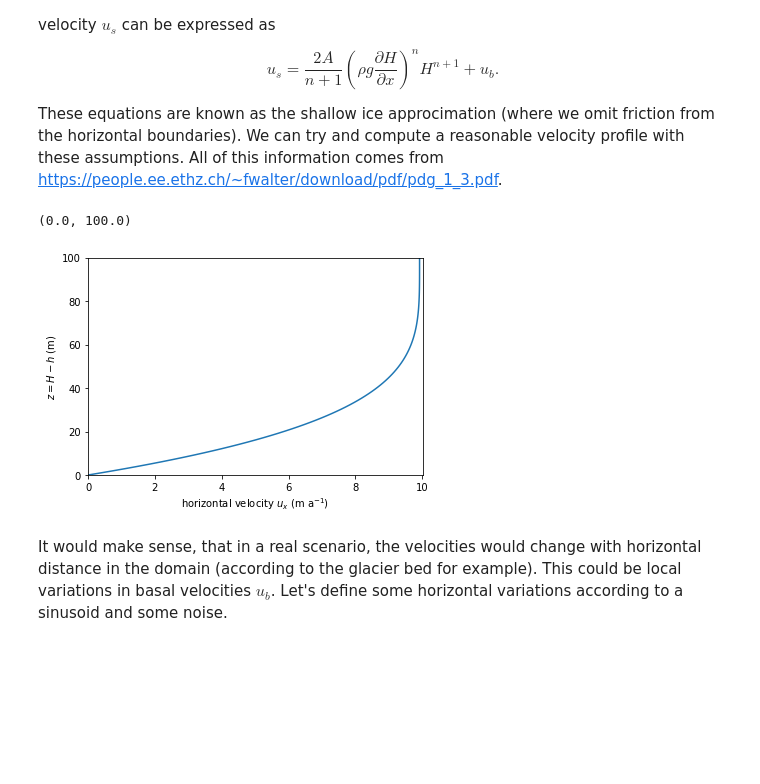
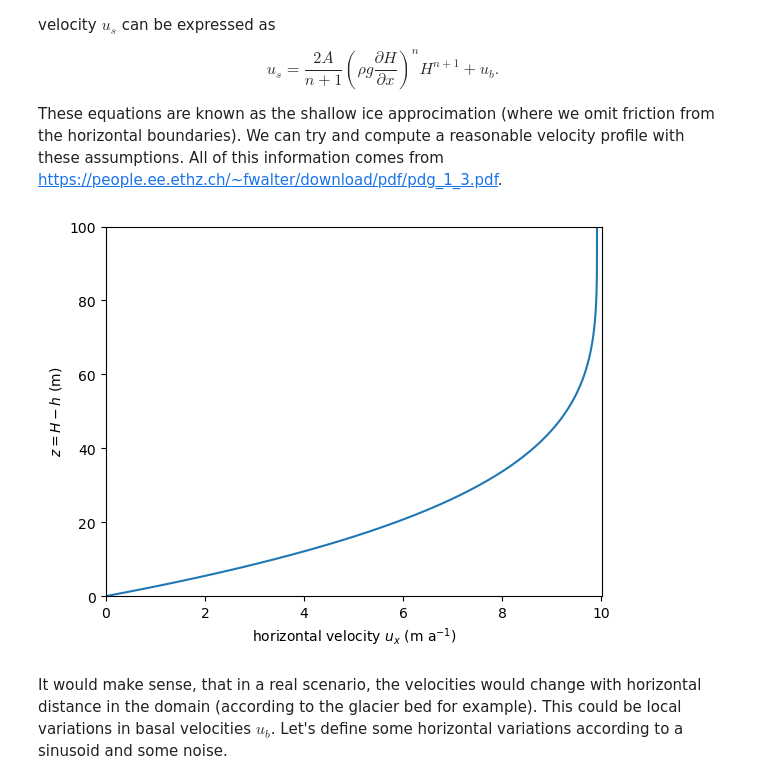
Before and after one commit to aleximorin/lcc, a Jupyter notebook: Propagating diffractors.ipynb, the cells around one changed output. Cells and saved outputs as stored; diff of their text form; code cells hidden in the pictures; blank space fills up the shorter version.

```diff
--- a/Propagating diffractors.ipynb
+++ b/Propagating diffractors.ipynb
@@ -26,35 +28,37 @@ These equations are known as the shallow ice approcimation (where we omit fricti
 spy = 3600 * 24 * 365  # seconds per year
 
 # parameters
 H     = 100       # Total ice thickness, in meters
 A     = 2.4e-24   # Glen's flow law constant, Pa^-3 s^-1
 n     = 3         # Glen's flow law constant, unitless
 rho   = 1e3       # Ice density, Kg m^-3
 g     = 9.81      # Gravitation acceleration, m s^-1
 u_b   = 0/spy     # Basal velocity, in m s^-1
 alpha = 8         # Surface slope, in degrees
 nn    = 100      # Number of nodes
 
 X = 500          # Length of the domain, in meters
 x = np.linspace(0, X, 1000)
 
+
 dhdx = np.tan(alpha*np.pi/180)
 h = np.linspace(0, H, nn)
 z = H - h
 
 u_x = u_b + 2 * A / (n + 1) * (rho * g * dhdx) ** n * (H ** (n+1) - h ** (n+1)) * spy
 
 u_x = u_x[::-1]
 z = z[::-1]
 
 plt.plot(u_x, z)
 plt.xlabel('horizontal velocity $u_x$ (m a$^{-1}$)')
 plt.ylabel('$z = H - h$ (m)')
 plt.xlim(u_x.min(), u_x.max()*1.01)
 plt.ylim(z.min(), z.max())
+
+plt.gcf().savefig('powerpoints/figures/ice_vel.png', dpi=800, bbox_inches='tight')
 # %% [output]
-(0.0, 100.0)
-[figure, old version]
+[figure, new version]
 # %% [markdown]
 It would make sense, that in a real scenario, the velocities would change with horizontal distance in the domain (according to the glacier bed for example). This could be local variations in basal velocities $u_b$. Let's define some horizontal variations according to a sinusoid and some noise.
 # %%
```
Also changed, not shown: parts of 10 cells of this notebook, 7 other files.
